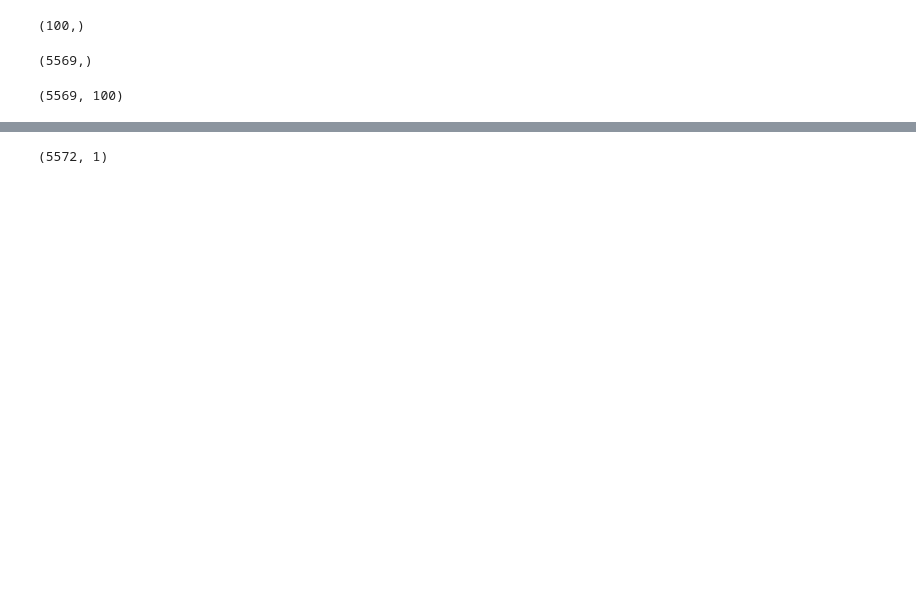
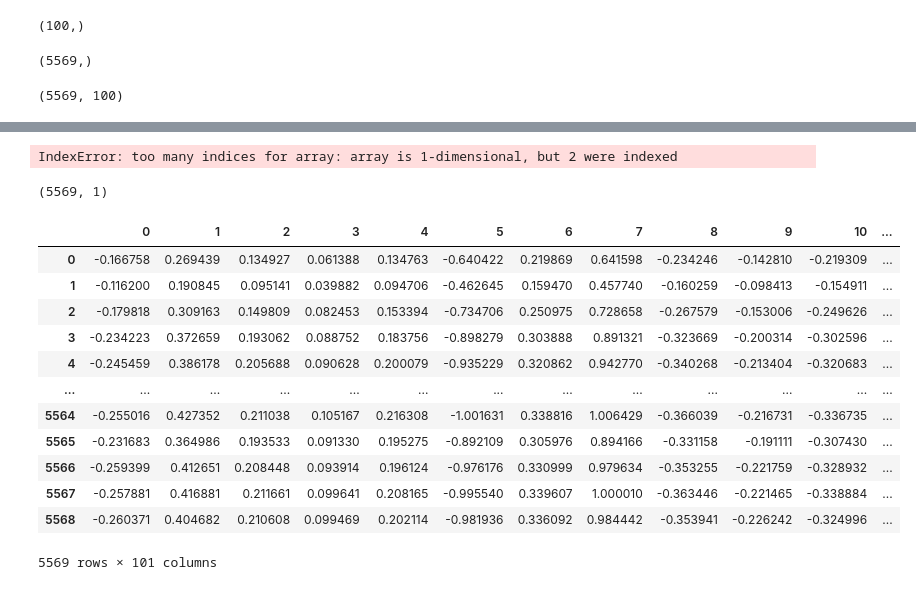
Before and after one commit to AMIYA-debug/sms-classify, a Jupyter notebook: w2v.ipynb, the cells around one changed output, grey strips where cells are left out. Cells and saved outputs as stored; diff of their text form; code cells hidden in the pictures; blank space fills up the shorter version.

```diff
--- a/w2v.ipynb
+++ b/w2v.ipynb
@@ -216,8 +202,7 @@ Name: label, Length: 5572, dtype: object
 # %%
 from sklearn.preprocessing import OneHotEncoder
 ohe=OneHotEncoder()
-df2=ohe.fit_transform(message[['label']])
+df2=ohe.fit_transform(y[['label']])
 # %%
-df2.toarray()
-df2.shape
-df2=df2[:,0]
+print(df2)
+df2=df2.toarray()
@@ -224,4 +227,28 @@ df2=df2[:,0]
-# %%
-df2.shape
-# %% [output]
-(5572, 1)
+# %%
+df2.shape
+df2=df2[:,0]
+# %% [output]
+IndexError: too many indices for array: array is 1-dimensional, but 2 were indexed
+# %%
+df2=df2.reshape((-1,1))
+df2.shape
+# %% [output]
+(5569, 1)
+# %%
+df['output']=df2
+# %%
+df
+# %% [output]
+|  | 0 | 1 | 2 | 3 | 4 | 5 | 6 | 7 | 8 | 9 | 10 | ... |
+| 0 | -0.166758 | 0.269439 | 0.134927 | 0.061388 | 0.134763 | -0.640422 | 0.219869 | 0.641598 | -0.234246 | -0.142810 | -0.219309 | ... |
+| 1 | -0.116200 | 0.190845 | 0.095141 | 0.039882 | 0.094706 | -0.462645 | 0.159470 | 0.457740 | -0.160259 | -0.098413 | -0.154911 | ... |
+| 2 | -0.179818 | 0.309163 | 0.149809 | 0.082453 | 0.153394 | -0.734706 | 0.250975 | 0.728658 | -0.267579 | -0.153006 | -0.249626 | ... |
+| 3 | -0.234223 | 0.372659 | 0.193062 | 0.088752 | 0.183756 | -0.898279 | 0.303888 | 0.891321 | -0.323669 | -0.200314 | -0.302596 | ... |
+| 4 | -0.245459 | 0.386178 | 0.205688 | 0.090628 | 0.200079 | -0.935229 | 0.320862 | 0.942770 | -0.340268 | -0.213404 | -0.320683 | ... |
+| ... | ... | ... | ... | ... | ... | ... | ... | ... | ... | ... | ... | ... |
+| 5564 | -0.255016 | 0.427352 | 0.211038 | 0.105167 | 0.216308 | -1.001631 | 0.338816 | 1.006429 | -0.366039 | -0.216731 | -0.336735 | ... |
+| 5565 | -0.231683 | 0.364986 | 0.193533 | 0.091330 | 0.195275 | -0.892109 | 0.305976 | 0.894166 | -0.331158 | -0.191111 | -0.307430 | ... |
+| 5566 | -0.259399 | 0.412651 | 0.208448 | 0.093914 | 0.196124 | -0.976176 | 0.330999 | 0.979634 | -0.353255 | -0.221759 | -0.328932 | ... |
+| 5567 | -0.257881 | 0.416881 | 0.211661 | 0.099641 | 0.208165 | -0.995540 | 0.339607 | 1.000010 | -0.363446 | -0.221465 | -0.338884 | ... |
+| 5568 | -0.260371 | 0.404682 | 0.210608 | 0.099469 | 0.202114 | -0.981936 | 0.336092 | 0.984442 | -0.353941 | -0.226242 | -0.324996 | ... |
+5569 rows × 101 columns
```
Also changed, not shown: parts of 5 cells of this notebook.
